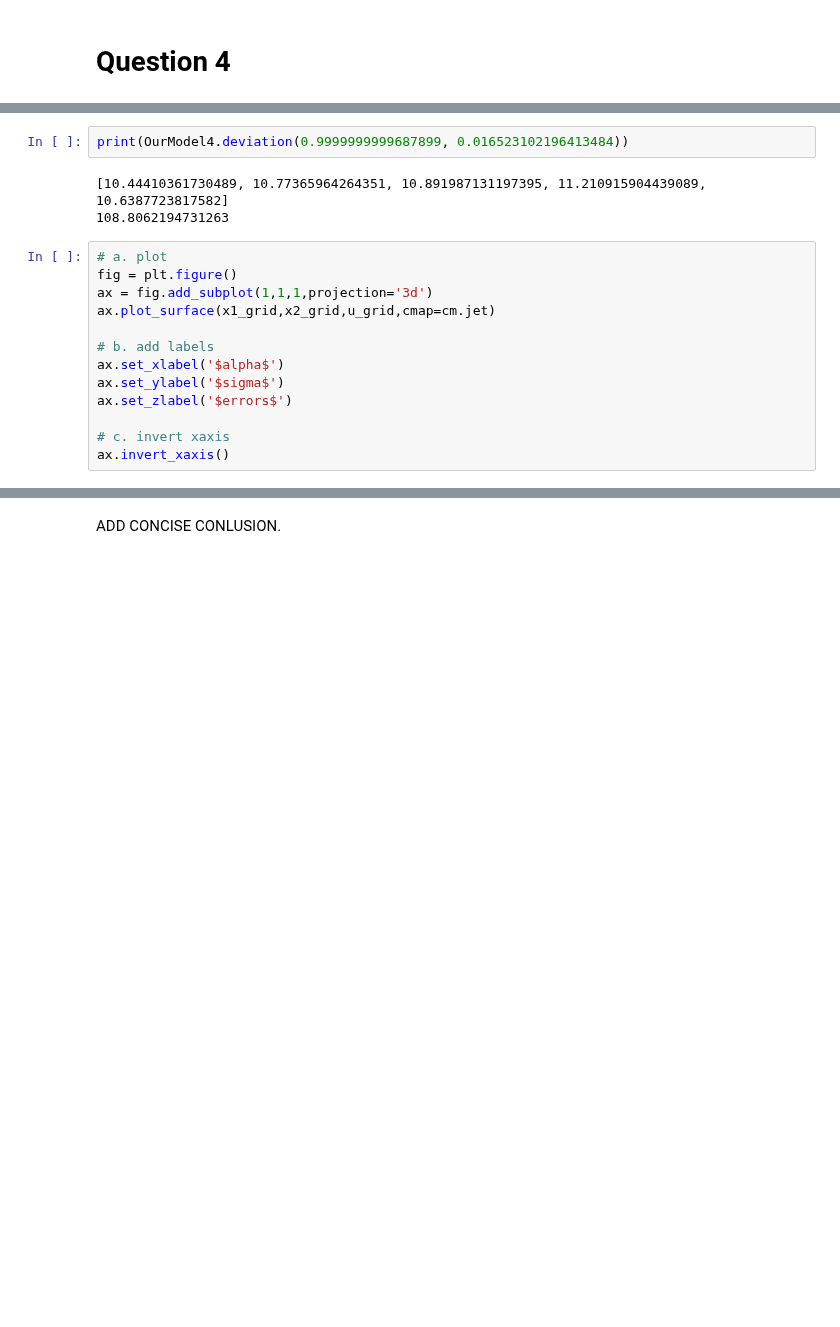
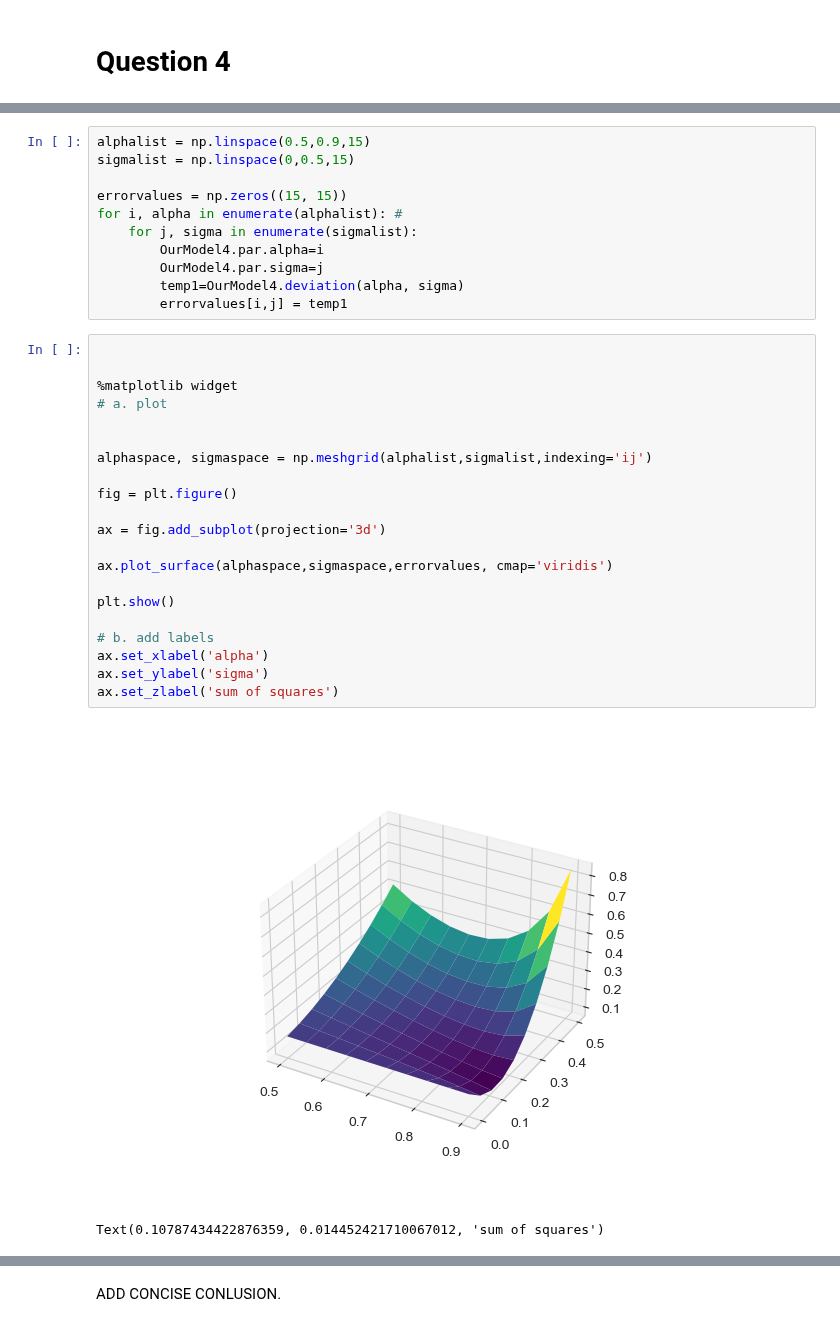
Before and after one commit to NumEconCopenhagen/projects-2023-bulen, a Jupyter notebook: inauguralproject/inauguralproject.ipynb, the cells around one changed output, grey strips where cells are left out. Cells and saved outputs as stored; diff of their text form; blank space fills up the shorter version.

```diff
--- a/inauguralproject/inauguralproject.ipynb
+++ b/inauguralproject/inauguralproject.ipynb
@@ -201,18 +191,35 @@ print(temp1.sigma)
-# %%
-print(OurModel4.deviation(0.9999999999687899, 0.016523102196413484))
-# %% [output]
-[10.44410361730489, 10.77365964264351, 10.891987131197395, 11.210915904439089, 10.6387723817582]
-108.8062194731263
+# %%
+alphalist = np.linspace(0.5,0.9,15)
+sigmalist = np.linspace(0,0.5,15)
+
+errorvalues = np.zeros((15, 15))
+for i, alpha in enumerate(alphalist): #
+    for j, sigma in enumerate(sigmalist):
+        OurModel4.par.alpha=i
+        OurModel4.par.sigma=j
+        temp1=OurModel4.deviation(alpha, sigma)
+        errorvalues[i,j] = temp1
 # %%
+
+
+%matplotlib widget
 # a. plot
+
+
+alphaspace, sigmaspace = np.meshgrid(alphalist,sigmalist,indexing='ij')
+
 fig = plt.figure()
-ax = fig.add_subplot(1,1,1,projection='3d')
-ax.plot_surface(x1_grid,x2_grid,u_grid,cmap=cm.jet)
+
+ax = fig.add_subplot(projection='3d')
+
+ax.plot_surface(alphaspace,sigmaspace,errorvalues, cmap='viridis')
+
+plt.show()
 
 # b. add labels
-ax.set_xlabel('$alpha$')
-ax.set_ylabel('$sigma$')
-ax.set_zlabel('$errors$')
-
-# c. invert xaxis
-ax.invert_xaxis()
+ax.set_xlabel('alpha')
+ax.set_ylabel('sigma')
+ax.set_zlabel('sum of squares')
+# %% [output]
+[figure, added]
+Text(0.10787434422876359, 0.014452421710067012, 'sum of squares')
```
Also changed, not shown: parts of 4 cells of this notebook, 1 other file.
